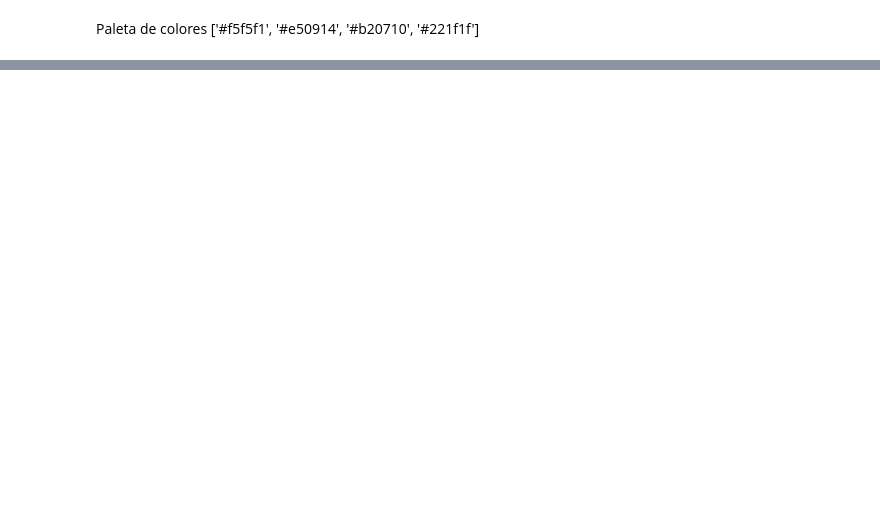
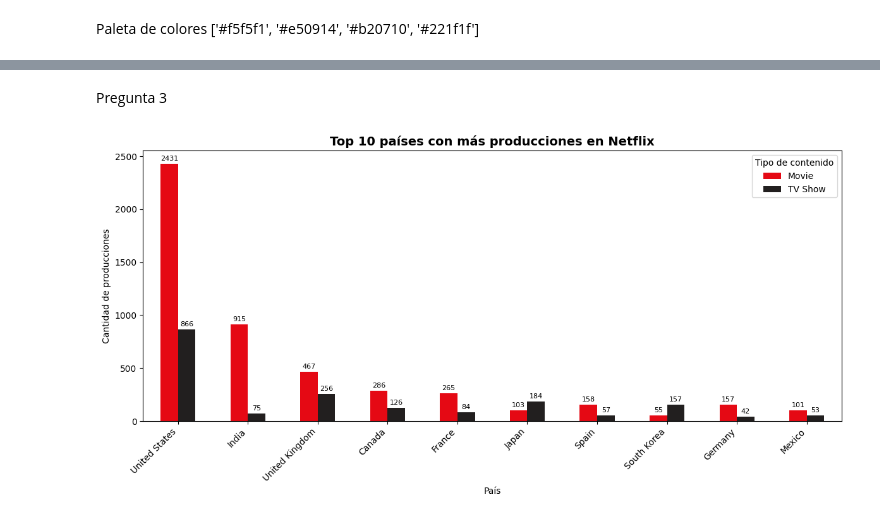
Before and after one commit to alfosobral/Entregable1BarberousseSobral, a Jupyter notebook: Analisis de Datos - Practico2/Practico2.ipynb, the cells around one changed output, grey strips where cells are left out. Cells and saved outputs as stored; diff of their text form; code cells hidden in the pictures; blank space fills up the shorter version.

```diff
--- a/Analisis de Datos - Practico2/Practico2.ipynb
+++ b/Analisis de Datos - Practico2/Practico2.ipynb
@@ -65,0 +119,67 @@ plt.show()
+# %% [markdown]
+Pregunta 3
+# %%
+import pandas as pd
+import matplotlib.pyplot as plt
+
+# ============================
+# Configuración
+# ============================
+INPUT_CSV = "netflix.csv"
+PALETTE = ['#e50914', '#221f1f']  # rojo = películas, negro = series
+
+# ============================
+# Cargar dataset
+# ============================
+df = pd.read_csv(INPUT_CSV)
+
+# Manejar valores nulos
+df = df.dropna(subset=['country'])
+
+# Separar países múltiples en filas distintas
+df['country'] = df['country'].str.split(',')
+df = df.explode('country')
+df['country'] = df['country'].str.strip()
+
+# Agrupar por país y tipo
+country_counts = df.groupby(['country', 'type']).size().reset_index(name="count")
+
+# Ordenar países por total de producciones
+top_countries = (
+    country_counts.groupby('country')['count']
+    .sum()
+    .sort_values(ascending=False)
+    .head(10)
+    .index
+)
+
+# Filtrar solo top 10
+top_data = country_counts[country_counts['country'].isin(top_countries)]
+
+# Pivotear para gráfico
+pivot = top_data.pivot(index="country", columns="type", values="count").fillna(0)
+
+# Ordenar países por el total de producciones (de mayor a menor)
+pivot["total"] = pivot.sum(axis=1)
+pivot = pivot.sort_values("total", ascending=False)
+pivot = pivot.drop(columns="total")
+
+# ============================
+# Visualización
+# ============================
+ax = pivot.plot(kind="bar", figsize=(12,6), color=PALETTE)
+
+plt.title("Top 10 países con más producciones en Netflix", fontsize=14, weight="bold")
+plt.xlabel("País")
+plt.ylabel("Cantidad de producciones")
+plt.xticks(rotation=45, ha="right")
+plt.legend(title="Tipo de contenido")
+
+# Mostrar los valores arriba de las barras
+for container in ax.containers:
+    ax.bar_label(container, fmt='%d', fontsize=8, padding=2)
+
+plt.tight_layout()
+plt.show()
+# %% [output]
+[figure, added]
```
Also changed, not shown: parts of 16 cells of this notebook.
